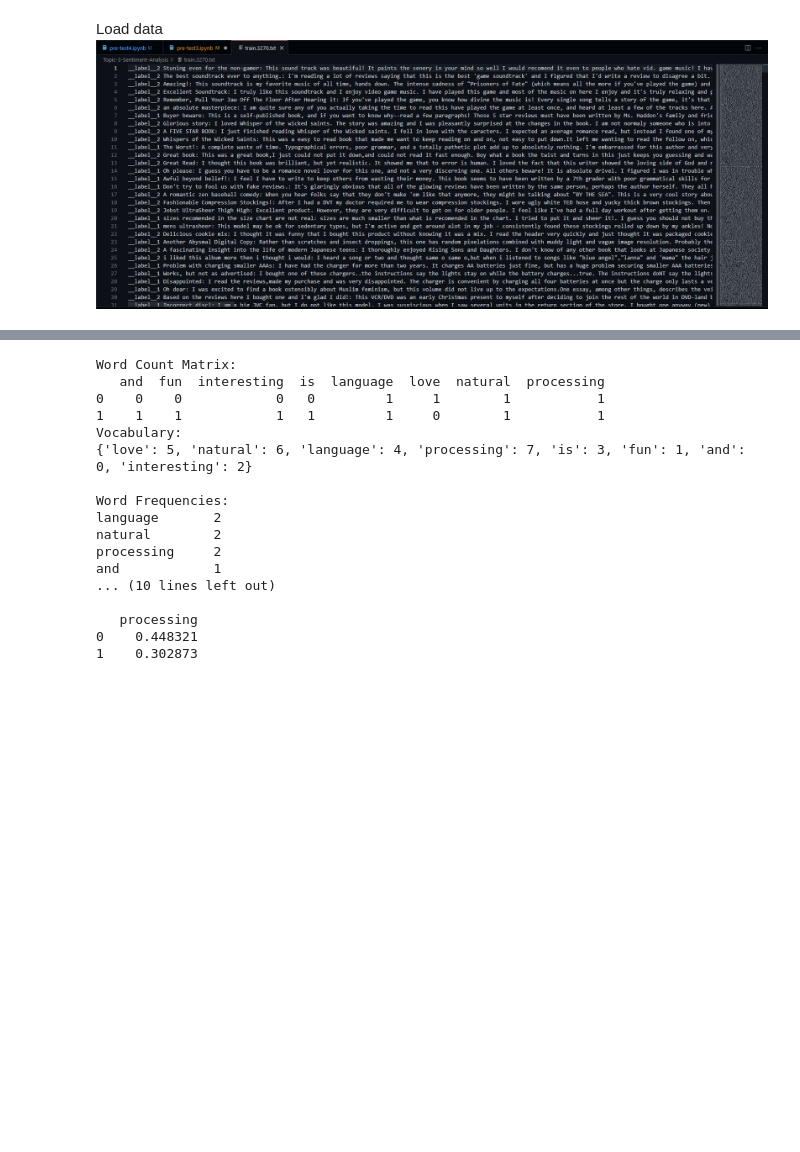
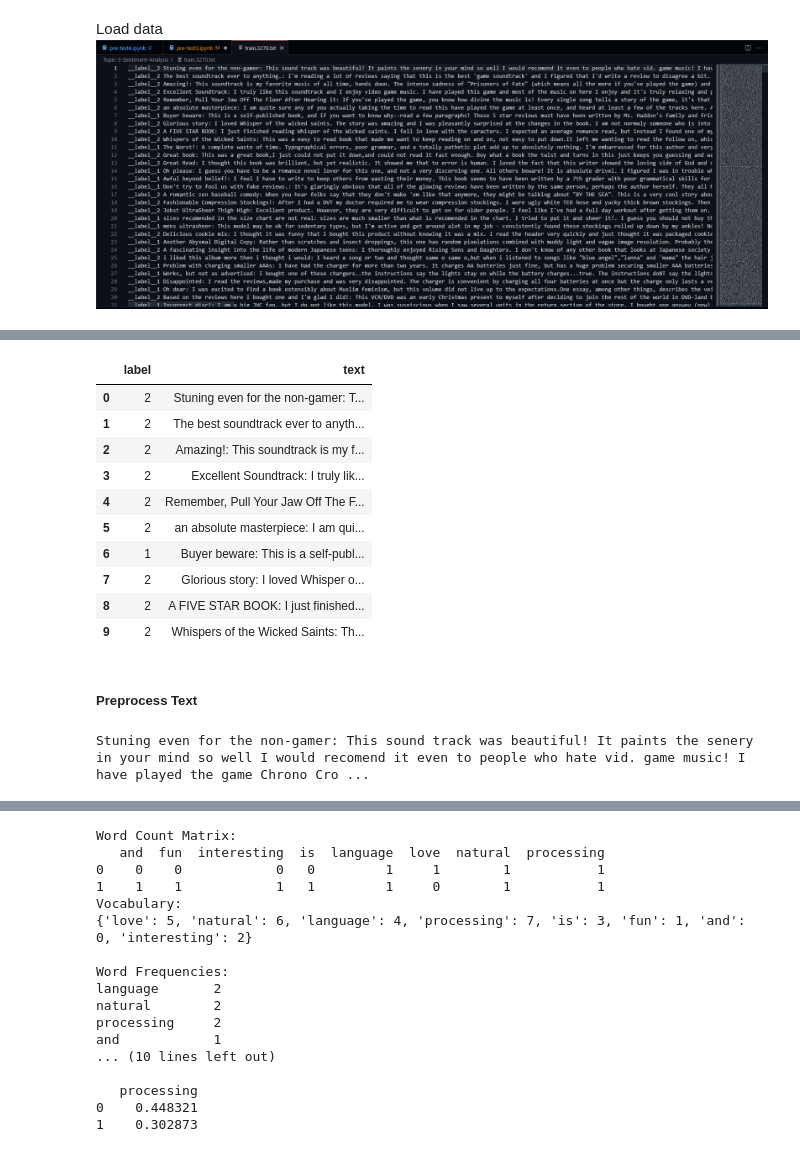
Before and after one commit to nguyenvanhuy0612/DL-1, a Jupyter notebook: Topic-3-Sentiment-Analysis/pre-test3.ipynb, the cells around one changed output, grey strips where cells are left out. Cells and saved outputs as stored; diff of their text form; code cells hidden in the pictures; blank space fills up the shorter version.

```diff
--- a/Topic-3-Sentiment-Analysis/pre-test3.ipynb
+++ b/Topic-3-Sentiment-Analysis/pre-test3.ipynb
@@ -35,0 +56,21 @@ df_train = preprocess_data_from_file(train_filepath)
+# %%
+df_train.head(10)
+# %% [output]
+|  | label | text |
+| 0 | 2 | Stuning even for the non-gamer: T... |
+| 1 | 2 | The best soundtrack ever to anyth... |
+| 2 | 2 | Amazing!: This soundtrack is my f... |
+| 3 | 2 | Excellent Soundtrack: I truly lik... |
+| 4 | 2 | Remember, Pull Your Jaw Off The F... |
+| 5 | 2 | an absolute masterpiece: I am qui... |
+| 6 | 1 | Buyer beware: This is a self-publ... |
+| 7 | 2 | Glorious story: I loved Whisper o... |
+| 8 | 2 | A FIVE STAR BOOK: I just finished... |
+| 9 | 2 | Whispers of the Wicked Saints: Th... |
+# %% [markdown]
+##### Preprocess Text
+# %%
+first_text = df_train['text'][0]
+print(first_text)
+# %% [output]
+Stuning even for the non-gamer: This sound track was beautiful! It paints the senery in your mind so well I would recomend it even to people who hate vid. game music! I have played the game Chrono Cro ...
```
Also changed, not shown: parts of 10 cells of this notebook, 1 other file.
